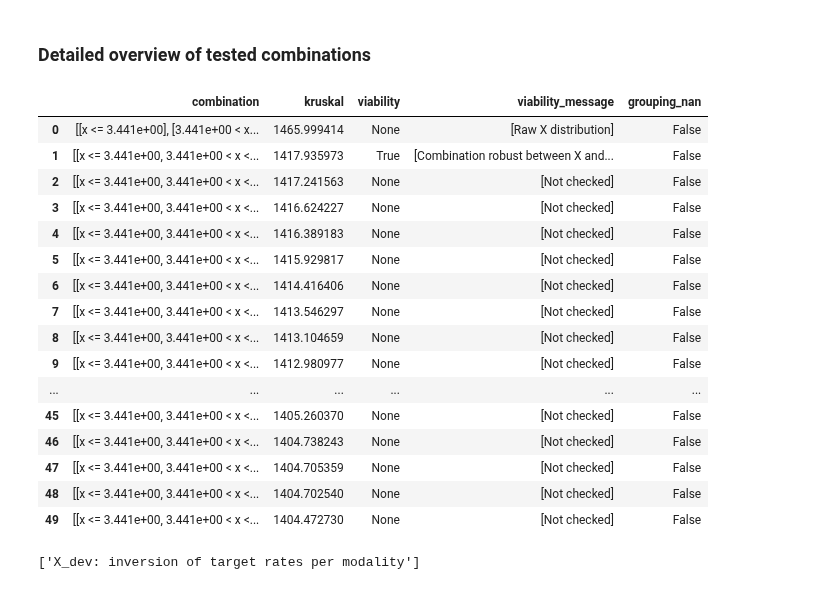
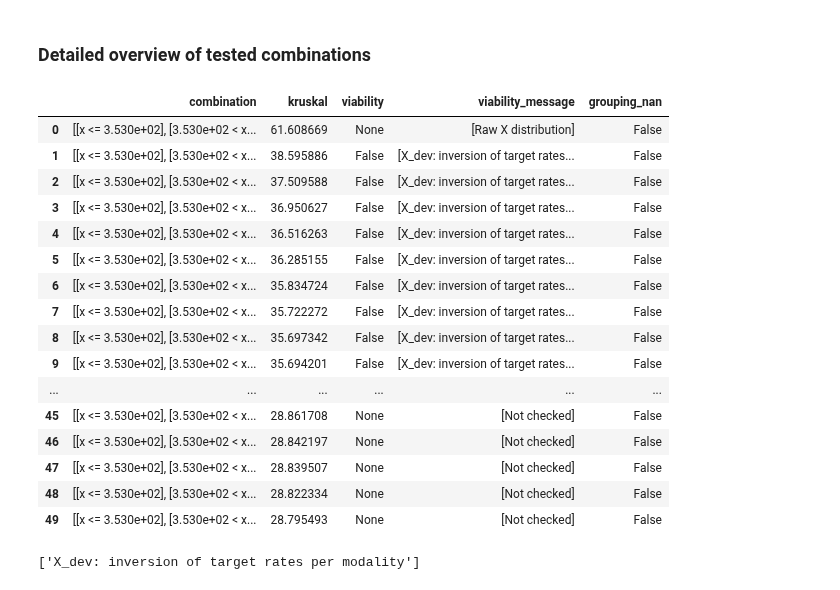
Before and after one commit to mdefrance/AutoCarver, a Jupyter notebook: docs/source/examples/Carvers/ContinuousRegression/continuous_regression_example.ipynb, the cells around one changed output. Saved outputs shown, nothing was run; the diff lists cells and outputs as text; code cells hidden in the pictures.

```diff
--- a/docs/source/examples/Carvers/ContinuousRegression/continuous_regression_example.ipynb
+++ b/docs/source/examples/Carvers/ContinuousRegression/continuous_regression_example.ipynb
@@ -314,25 +327,25 @@ auto_carver.summary()
 # %% [markdown]
 ### Detailed overview of tested combinations
 # %%
-auto_carver.history("AveRooms").head(50)
+auto_carver.history("Population").head(50)
 # %% [output]
 |  | combination | kruskal | viability | viability_message | grouping_nan |
-| 0 | [[x <= 3.441e+00], [3.441e+00 < x... | 1465.999414 | None | [Raw X distribution] | False |
-| 1 | [[x <= 3.441e+00, 3.441e+00 < x <... | 1417.935973 | True | [Combination robust between X and... | False |
-| 2 | [[x <= 3.441e+00, 3.441e+00 < x <... | 1417.241563 | None | [Not checked] | False |
-| 3 | [[x <= 3.441e+00, 3.441e+00 < x <... | 1416.624227 | None | [Not checked] | False |
-| 4 | [[x <= 3.441e+00, 3.441e+00 < x <... | 1416.389183 | None | [Not checked] | False |
-| 5 | [[x <= 3.441e+00, 3.441e+00 < x <... | 1415.929817 | None | [Not checked] | False |
-| 6 | [[x <= 3.441e+00, 3.441e+00 < x <... | 1414.416406 | None | [Not checked] | False |
-| 7 | [[x <= 3.441e+00, 3.441e+00 < x <... | 1413.546297 | None | [Not checked] | False |
-| 8 | [[x <= 3.441e+00, 3.441e+00 < x <... | 1413.104659 | None | [Not checked] | False |
-| 9 | [[x <= 3.441e+00, 3.441e+00 < x <... | 1412.980977 | None | [Not checked] | False |
+| 0 | [[x <= 3.530e+02], [3.530e+02 < x... | 61.608669 | None | [Raw X distribution] | False |
+| 1 | [[x <= 3.530e+02], [3.530e+02 < x... | 38.595886 | False | [X_dev: inversion of target rates... | False |
+| 2 | [[x <= 3.530e+02], [3.530e+02 < x... | 37.509588 | False | [X_dev: inversion of target rates... | False |
+| 3 | [[x <= 3.530e+02], [3.530e+02 < x... | 36.950627 | False | [X_dev: inversion of target rates... | False |
+| 4 | [[x <= 3.530e+02], [3.530e+02 < x... | 36.516263 | False | [X_dev: inversion of target rates... | False |
+| 5 | [[x <= 3.530e+02], [3.530e+02 < x... | 36.285155 | False | [X_dev: inversion of target rates... | False |
+| 6 | [[x <= 3.530e+02], [3.530e+02 < x... | 35.834724 | False | [X_dev: inversion of target rates... | False |
+| 7 | [[x <= 3.530e+02], [3.530e+02 < x... | 35.722272 | False | [X_dev: inversion of target rates... | False |
+| 8 | [[x <= 3.530e+02], [3.530e+02 < x... | 35.697342 | False | [X_dev: inversion of target rates... | False |
+| 9 | [[x <= 3.530e+02], [3.530e+02 < x... | 35.694201 | False | [X_dev: inversion of target rates... | False |
 | ... | ... | ... | ... | ... | ... |
-| 45 | [[x <= 3.441e+00, 3.441e+00 < x <... | 1405.260370 | None | [Not checked] | False |
-| 46 | [[x <= 3.441e+00, 3.441e+00 < x <... | 1404.738243 | None | [Not checked] | False |
-| 47 | [[x <= 3.441e+00, 3.441e+00 < x <... | 1404.705359 | None | [Not checked] | False |
-| 48 | [[x <= 3.441e+00, 3.441e+00 < x <... | 1404.702540 | None | [Not checked] | False |
-| 49 | [[x <= 3.441e+00, 3.441e+00 < x <... | 1404.472730 | None | [Not checked] | False |
+| 45 | [[x <= 3.530e+02], [3.530e+02 < x... | 28.861708 | None | [Not checked] | False |
+| 46 | [[x <= 3.530e+02], [3.530e+02 < x... | 28.842197 | None | [Not checked] | False |
+| 47 | [[x <= 3.530e+02], [3.530e+02 < x... | 28.839507 | None | [Not checked] | False |
+| 48 | [[x <= 3.530e+02], [3.530e+02 < x... | 28.822334 | None | [Not checked] | False |
+| 49 | [[x <= 3.530e+02], [3.530e+02 < x... | 28.795493 | None | [Not checked] | False |
 # %%
 auto_carver.history("Population")["viability_message"][2]
 # %% [output]
```
Also changed, not shown: parts of 23 cells of this notebook, 39 other files.
